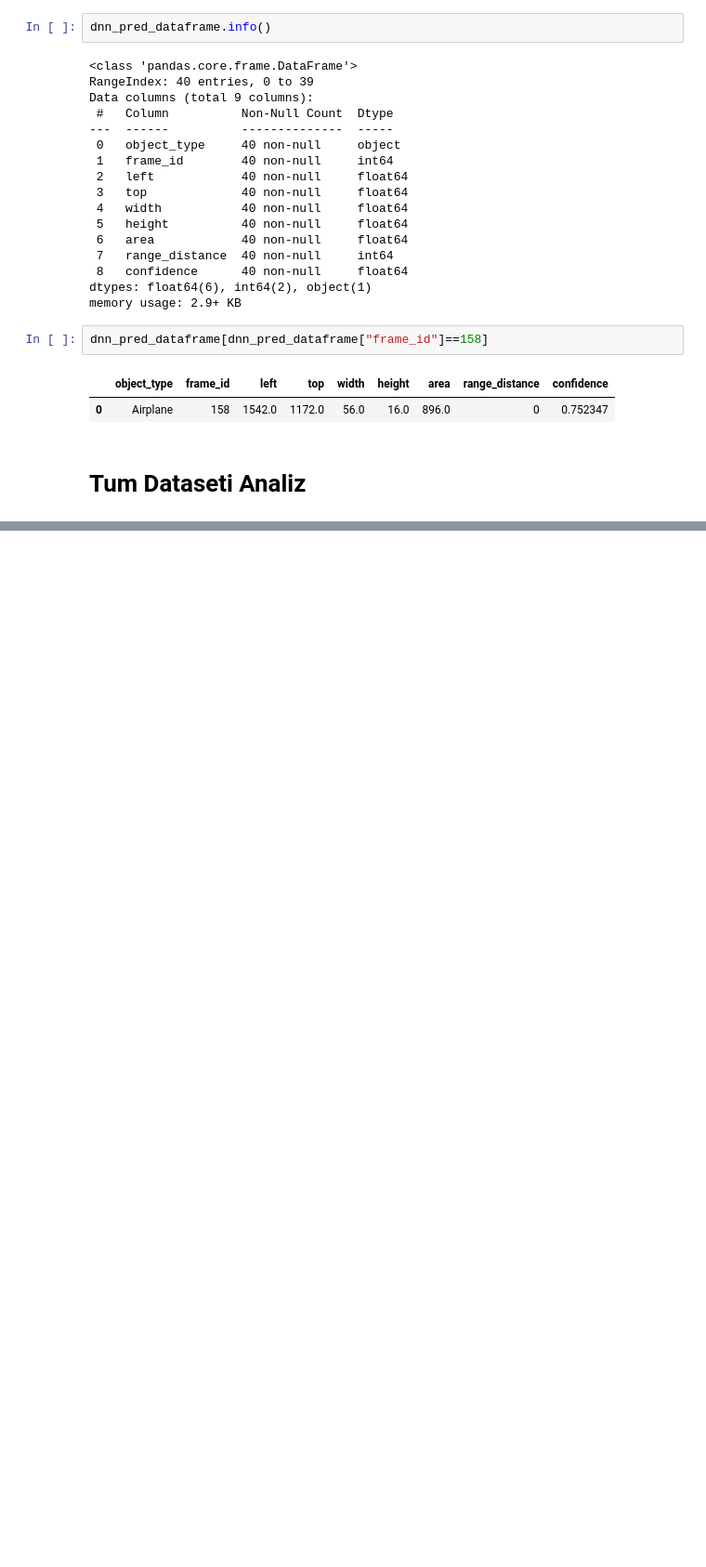
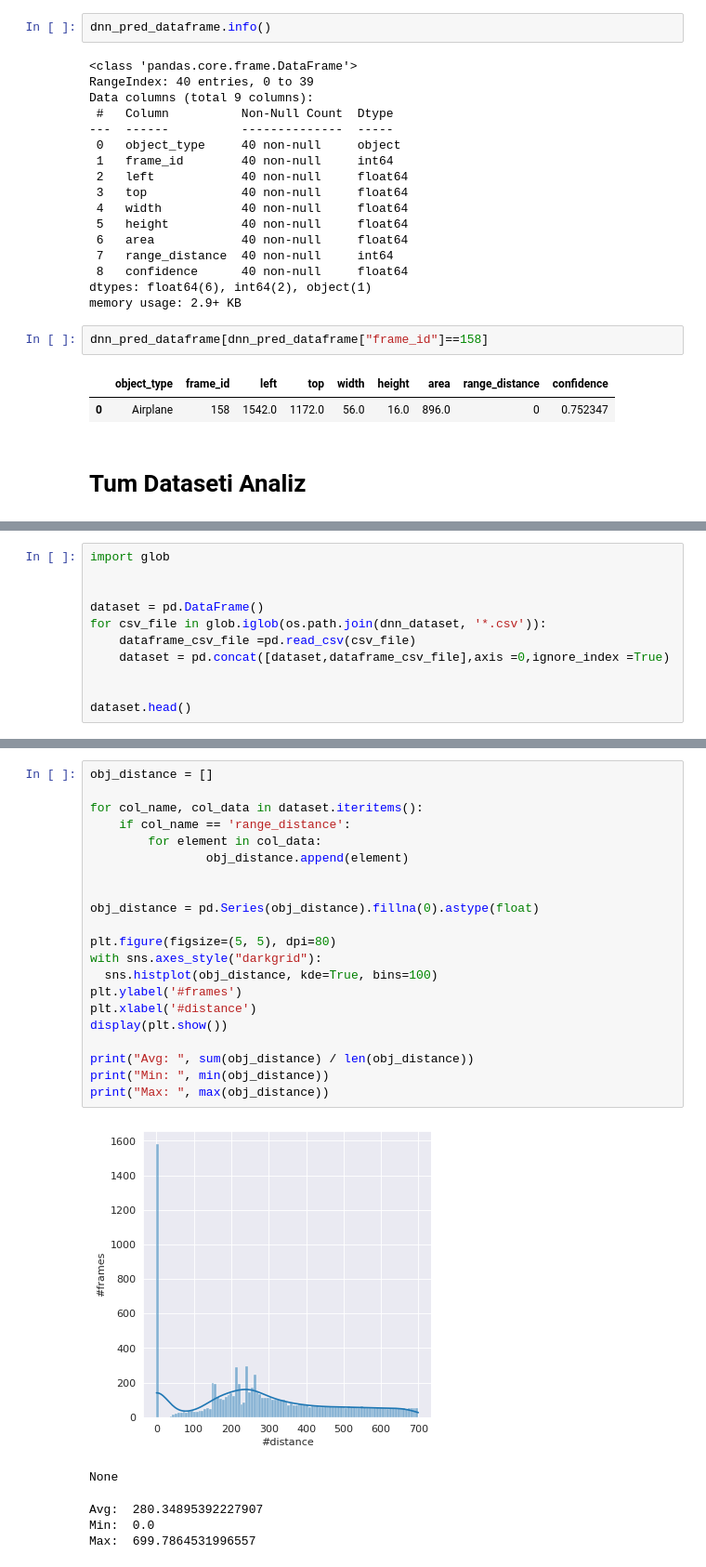
Before and after one commit to bulentsiyah/Mantis-Shrimp-Eye-s-Collision-Avoidance, a Jupyter notebook: dataframe_analysis.ipynb, the cells around one changed output, grey strips where cells are left out. Shown at 93% size. Saved outputs shown, nothing was run; the diff lists cells and outputs as text; blank space fills up the shorter version.

```diff
--- a/dataframe_analysis.ipynb
+++ b/dataframe_analysis.ipynb
@@ -322,0 +316,11 @@ conc_data_row
+# %%
+import glob
+
+
+dataset = pd.DataFrame()
+for csv_file in glob.iglob(os.path.join(dnn_dataset, '*.csv')):
+    dataframe_csv_file =pd.read_csv(csv_file)
+    dataset = pd.concat([dataset,dataframe_csv_file],axis =0,ignore_index =True)
+
+
+dataset.head()
@@ -322,0 +376,27 @@ conc_data_row
+# %%
+obj_distance = []
+
+for col_name, col_data in dataset.iteritems():
+    if col_name == 'range_distance':
+        for element in col_data:
+                obj_distance.append(element)
+
+
+obj_distance = pd.Series(obj_distance).fillna(0).astype(float)
+
+plt.figure(figsize=(5, 5), dpi=80)
+with sns.axes_style("darkgrid"):
+  sns.histplot(obj_distance, kde=True, bins=100)
+plt.ylabel('#frames')
+plt.xlabel('#distance')
+display(plt.show())
+
+print("Avg: ", sum(obj_distance) / len(obj_distance))
+print("Min: ", min(obj_distance))
+print("Max: ", max(obj_distance))
+# %% [output]
+[figure, added]
+None
+Avg:  280.34895392227907
+Min:  0.0
+Max:  699.7864531996557
```
Also changed, not shown: parts of 8 cells of this notebook.
